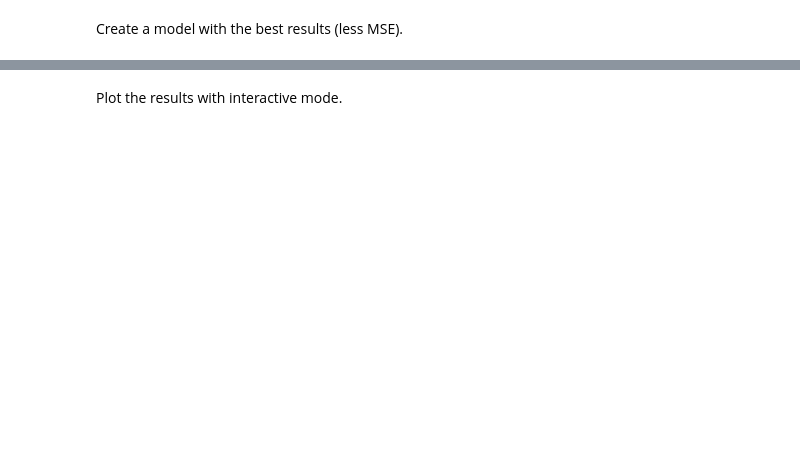
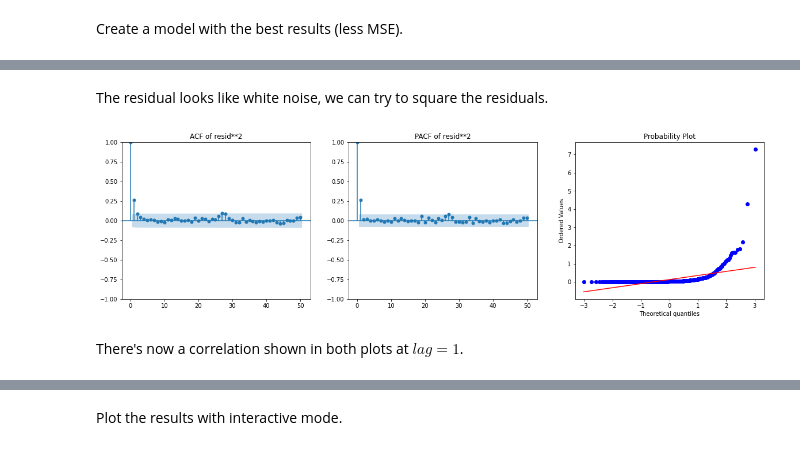
Before and after one commit to CamposCarvalhoC/web-traffic-forecast, a Jupyter notebook: simple_model.ipynb, the cells around one changed output, grey strips where cells are left out. Cells and saved outputs as stored; diff of their text form; code cells hidden in the pictures; blank space fills up the shorter version.

```diff
--- a/simple_model.ipynb
+++ b/simple_model.ipynb
@@ -370,0 +396,14 @@ plot_results(sarima_best_model, series, first_index=series.index[-83],name_model
+# %% [markdown]
+The residual looks like white noise, we can try to square the residuals.
+# %%
+fig, ax = plt.subplots(ncols=3,figsize=(20,5))
+
+acf_plot = plot_acf(resid**2, lags=50, title='ACF of resid**2',ax=ax[0])
+pacf_plot = plot_pacf(resid**2, lags=50, title='PACF of resid**2',ax=ax[1])
+stats.probplot(resid**2, dist="norm", plot=ax[2])
+
+plt.show()
+# %% [output]
+[figure, added]
+# %% [markdown]
+There's now a correlation shown in both plots at $lag=1$.
```
Also changed, not shown: parts of 31 cells of this notebook, 2 other files.
